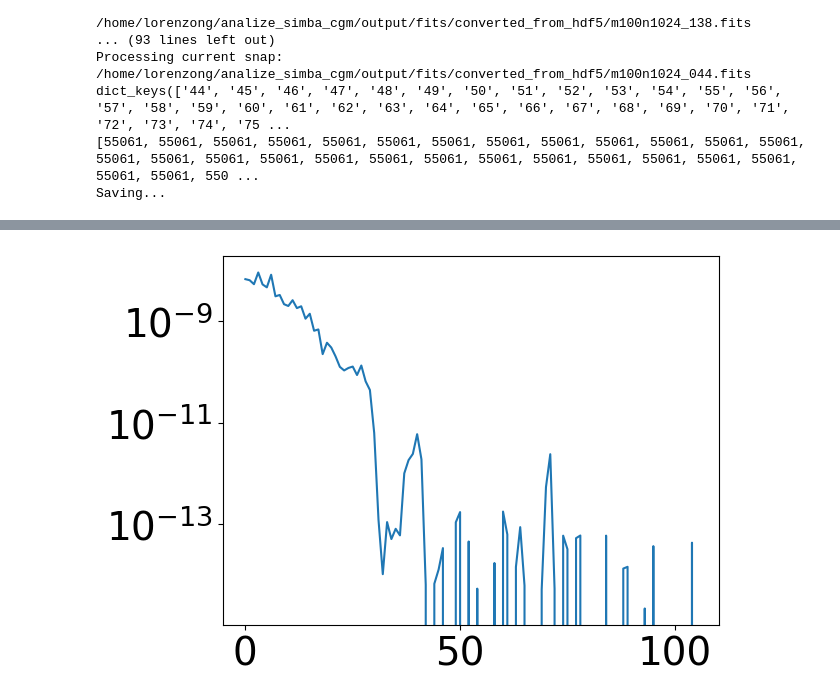
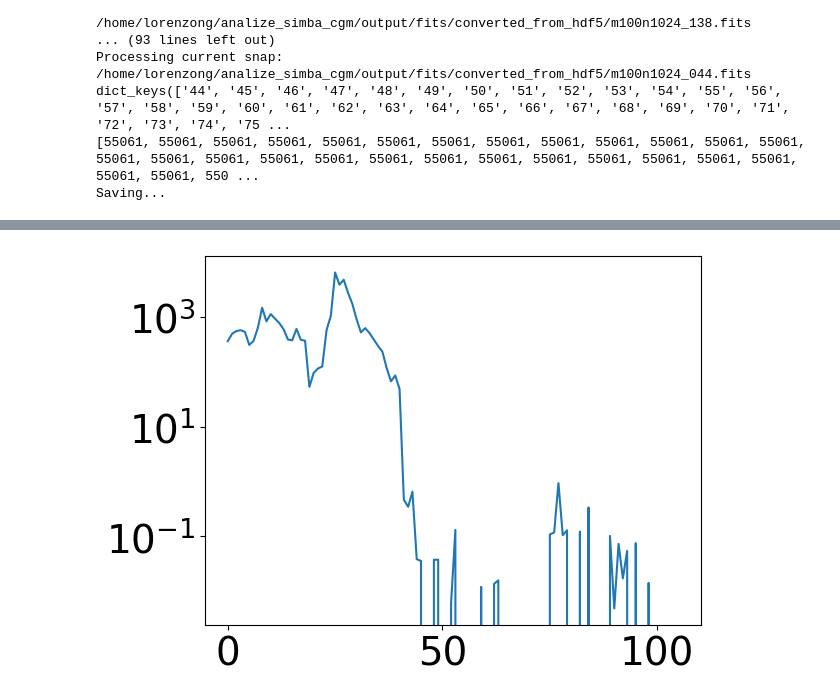
Before and after one commit to GiulianoLo/analize_simba_cgm, a Jupyter notebook: cgm_main.ipynb, the cells around one changed output, grey strips where cells are left out. Saved outputs shown, nothing was run; the diff lists cells and outputs as text; code cells hidden in the pictures.

```diff
--- a/cgm_main.ipynb
+++ b/cgm_main.ipynb
@@ -230,5 +230,5 @@ Opening /home/lorenzong/analize_simba_cgm/output/fits/converted_from_hdf5/m100n1
 # %%
-plt.plot((sfr['sfr']/sfr['stellar_masses'])[:,2])
+plt.plot(sfr['sfr'][:,0])
 plt.yscale('log')
 # %% [output]
-[figure, old version]
+[figure, new version]
```
Also changed, not shown: parts of 13 cells of this notebook, 9 other files.
